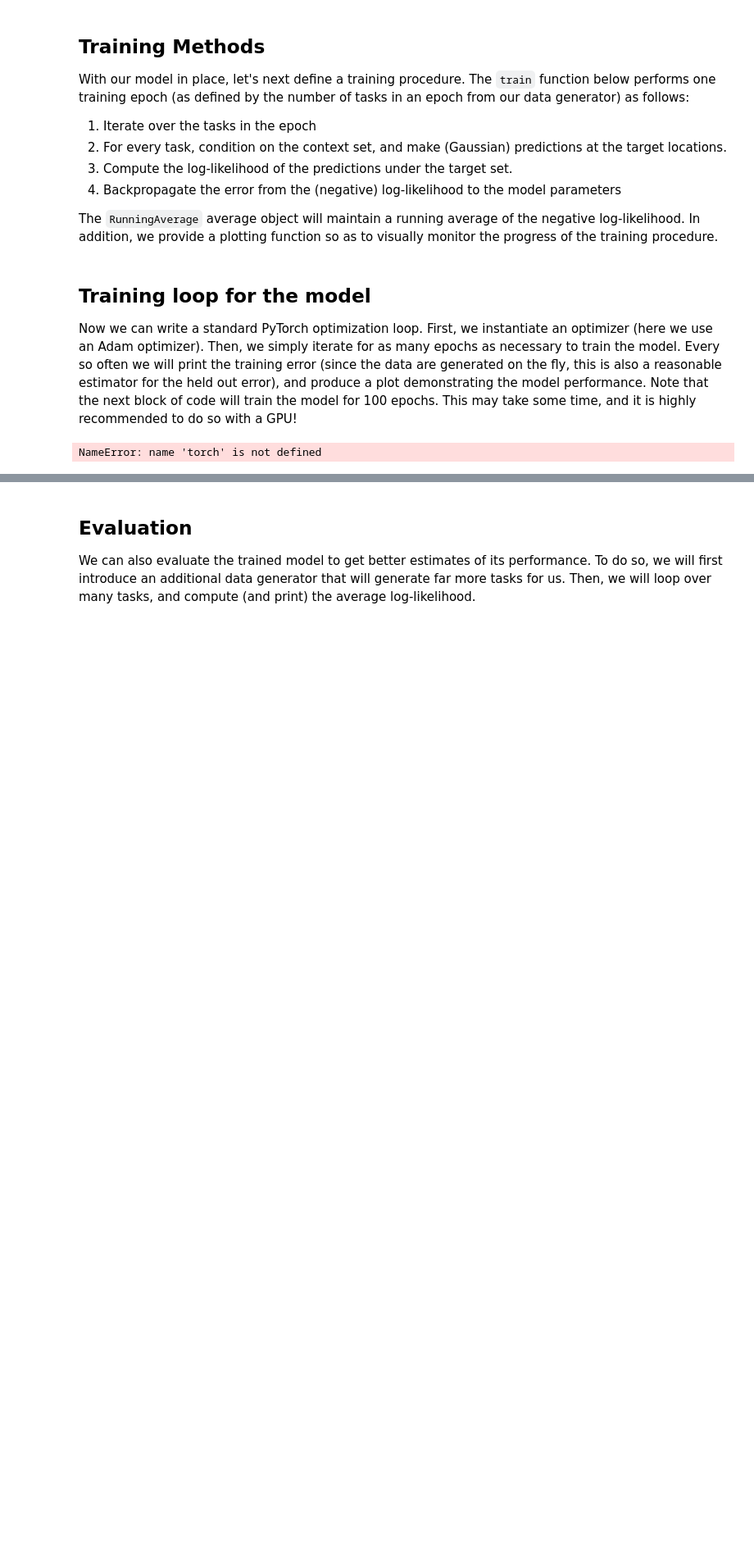
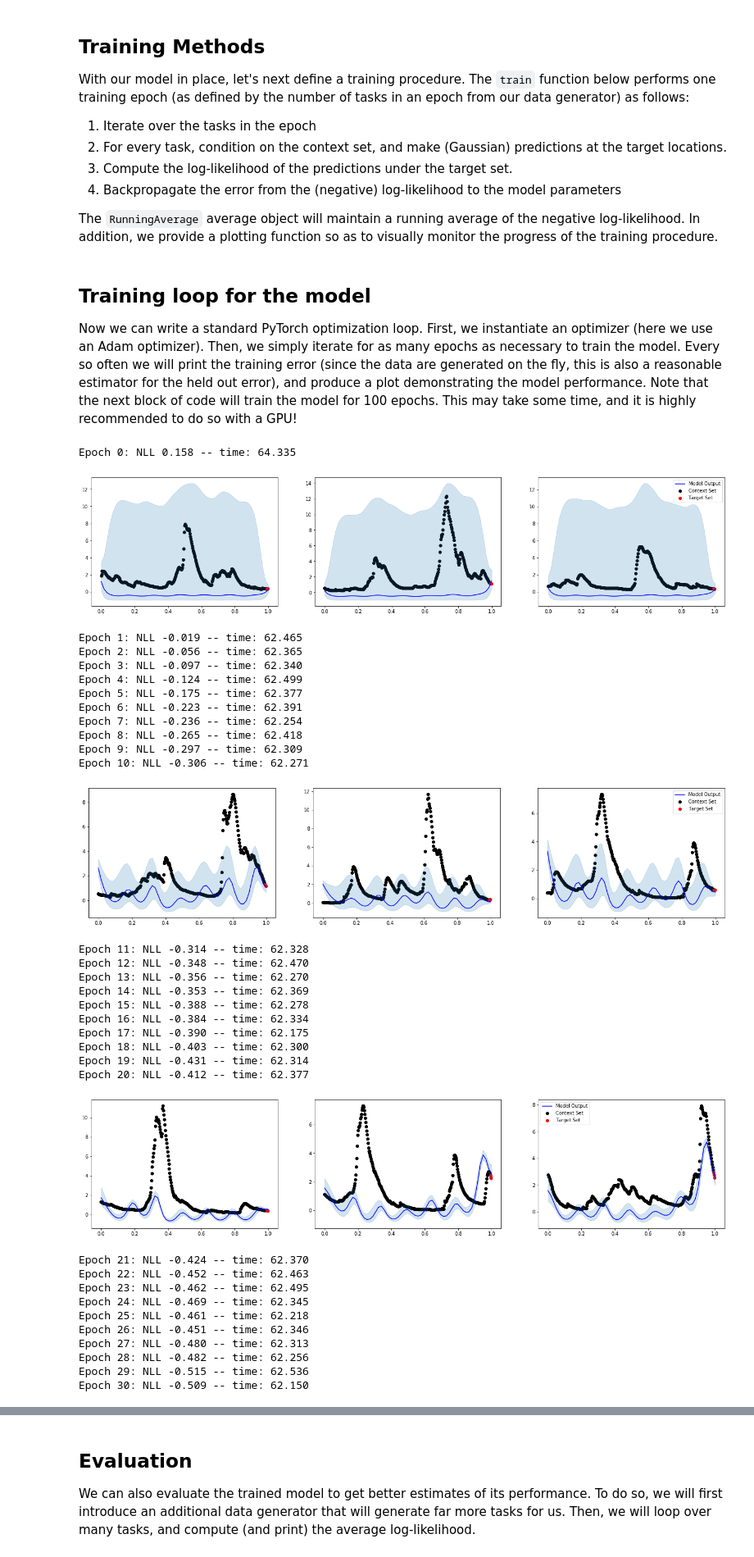
Before and after one commit to mgironamata/convcnp, a Jupyter notebook: convcnp_regression_local-pc53.ipynb, the cells around one changed output, grey strips where cells are left out. Shown: that part at 82% size. Saved outputs shown, nothing was run; the diff lists cells and outputs as text; code cells hidden in the pictures; blank space fills up the shorter version.

```diff
--- a/convcnp_regression_local-pc53.ipynb
+++ b/convcnp_regression_local-pc53.ipynb
@@ -107,0 +142,8 @@ plt.show()
+# %%
+a = task['x_context']
+print(a.shape)
+b = a.reshape(-1,1)
+print(b.shape)
+c = b - 1
+d = c.reshape(a.shape)
+print(d.shape)
@@ -118,7 +164,7 @@ In this implementation, we use a RBF kernel with a learned length-scale as the $
 
 The forward method for this module accepts as inputs a context set -- $x$ and $y$ -- each of which is an order 3 tensor (batch size, num context points, `dim(x) / dim(y)`), and an additional order 3 tensor of locations ($x_{out}$) at which to evaluate the functional representation of the context set (this is the discretization for the decoder). It returns the values of the function at the locations $x_{out}$ for each of the tasks in the batch.
 # %%
-def compute_dists_1D(x, y):
+def compute_dists(x, y):
     """Fast computation of pair-wise distances for the 1d case.
 
     Args:
@@ -132,7 +178,7 @@ def compute_dists_1D(x, y):
     return (x - y.permute(0, 2, 1)) ** 2
 
 
-def compute_dists(x_context, x_target):
+def compute_dists_2D(x_context, x_target):
         '''
         Compute dists for psi for 2D
         '''
@@ -150,10 +196,10 @@ class ConvDeepSet(nn.Module):
         init_length_scale (float): Initial value for the length scale.
     """
 
-    def __init__(self, out_channels, init_length_scale):
+    def __init__(self, in_channels, out_channels, init_length_scale):
         super(ConvDeepSet, self).__init__()
         self.out_channels = out_channels
-        self.in_channels = 2
+        self.in_channels = in_channels + 1
         self.g = self.build_weight_model()
         self.sigma = nn.Parameter(np.log(init_length_scale) *
                                   torch.ones(self.in_channels), requires_grad=True)
@@ -205,12 +251,9 @@ class ConvDeepSet(nn.Module):
         n_in = x.shape[1]
         n_out = t.shape[1]
 
-        pdb.set_trace()
-
         # Compute the pairwise distances.
         # Shape: (batch, n_in, n_out).
 
-        #pdb.set_trace()
         dists = compute_dists(x, t)
 
         # Compute the weights.
@@ -435,13 +487,11 @@ With our model in place, let's next define a training procedure. The `train` fun
 
 The `RunningAverage` average object will maintain a running average of the negative log-likelihood. In addition, we provide a plotting function so as to visually monitor the progress of the training procedure.
 # %%
-import pdb
 def train(data, model, opt):
     """Perform a training epoch."""
     ravg = RunningAverage()
     model.train()
     for step, task in enumerate(data):
-        #pdb.set_trace()
         y_mean, y_std = model(task['x_context'], task['y_context'], task['x_target'])
         obj = -gaussian_logpdf(task['y_target'], y_mean, y_std, 'batched_mean')
         obj.backward()
@@ -450,10 +500,8 @@ def train(data, model, opt):
         ravg.update(obj.item() / data.batch_size, data.batch_size)
     return ravg.avg
 
-
 # Create a fixed set of outputs to predict at when plotting.
-#x_test = torch.linspace(-2., 2., 200)[None, :, None].to(device)
-x_test = torch.linspace(0., 1., 30)[None, :, None].to(device)
+x_test = torch.linspace(0., 1.,100)[None, :, None].to(device)
 
 
 def plot_model_task(model, task, idx, legend):
@@ -465,17 +513,17 @@ def plot_model_task(model, task, idx, legend):
         y_mean, y_std = model(task['x_context'], task['y_context'], x_test.repeat(num_functions, 1, 1))
 
     # Plot the task and the model predictions.
-    x_context, y_context = to_numpy(task['x_context'][idx]), to_numpy(task['y_context'][idx])
-    x_target, y_target = to_numpy(task['x_target'][idx]), to_numpy(task['y_target'][idx])
-    y_mean, y_std = to_numpy(y_mean[idx]), to_numpy(y_std[idx])
+    x_context, y_context = to_numpy(task['x_context'][idx]), to_numpy(task['y_context'][idx][:,0])
+    x_target, y_target = to_numpy(task['x_target'][idx]), to_numpy(task['y_target'][idx][:,0])
+    y_mean, y_std = to_numpy(y_mean[idx][:,0]), to_numpy(y_std[idx][:,0])
 
     # Plot context and target sets.
     plt.scatter(x_context, y_context, label='Context Set', color='black')
     plt.scatter(x_target, y_target, label='Target Set', color='red')
 
     # Plot model predictions.
-    plt.plot(to_numpy(x_test[0]), y_mean, label='Model Output', color='blue')
-    plt.fill_between(to_numpy(x_test[0]),
+    plt.plot(to_numpy(x_test[0,:,0]), y_mean, label='Model Output', color='blue')
+    plt.fill_between(to_numpy(x_test[0,:,0]),
                      y_mean + 2 * y_std,
                      y_mean - 2 * y_std,
                      color='tab:blue', alpha=0.2)
@@ -489,29 +581,66 @@ Now we can write a standard PyTorch optimization loop. First, we instantiate an
 # %%
 # Some training hyper-parameters:
 LEARNING_RATE = 1e-3
 NUM_EPOCHS = 100
 PLOT_FREQ = 10
 
 # Initialize optimizer
 opt = torch.optim.Adam(model.parameters(), lr=LEARNING_RATE)
 
 # Run the training loop.
 for epoch in range(NUM_EPOCHS):
 
-    #print ('MGM Epoch %s: NLL %.3f' % (epoch, train_obj))
     # Compute training objective.
+    start_time = time.time()
     train_obj = train(gen, model, opt)
+    elapsed = time.time() - start_time
 
     # Plot model behaviour every now and again.
+    #if epoch == 0:
+    #    print('Epoch %s: NLL %.3f -- time: %.3f' % (epoch, train_obj, elapsed))
     if epoch % PLOT_FREQ == 0:
-        print('Epoch %s: NLL %.3f' % (epoch, train_obj))
+        print('Epoch %s: NLL %.3f -- time: %.3f' % (epoch, train_obj, elapsed))
         task = gen.generate_task()
         fig = plt.figure(figsize=(24, 5))
         for i in range(3):
             plt.subplot(1, 3, i + 1)
             plot_model_task(model, task, idx=i, legend=i==2)
         plt.show()
+
     else:
-        print('Epoch %s: NLL %.3f' % (epoch, train_obj))
+        print('Epoch %s: NLL %.3f -- time: %.3f' % (epoch, train_obj, elapsed))
 # %% [output]
-NameError: name 'torch' is not defined
+Epoch 0: NLL 0.158 -- time: 64.335
+[figure, added]
+Epoch 1: NLL -0.019 -- time: 62.465
+Epoch 2: NLL -0.056 -- time: 62.365
+Epoch 3: NLL -0.097 -- time: 62.340
+Epoch 4: NLL -0.124 -- time: 62.499
+Epoch 5: NLL -0.175 -- time: 62.377
+Epoch 6: NLL -0.223 -- time: 62.391
+Epoch 7: NLL -0.236 -- time: 62.254
+Epoch 8: NLL -0.265 -- time: 62.418
+Epoch 9: NLL -0.297 -- time: 62.309
+Epoch 10: NLL -0.306 -- time: 62.271
+[figure, added]
+Epoch 11: NLL -0.314 -- time: 62.328
+Epoch 12: NLL -0.348 -- time: 62.470
+Epoch 13: NLL -0.356 -- time: 62.270
+Epoch 14: NLL -0.353 -- time: 62.369
+Epoch 15: NLL -0.388 -- time: 62.278
+Epoch 16: NLL -0.384 -- time: 62.334
+Epoch 17: NLL -0.390 -- time: 62.175
+Epoch 18: NLL -0.403 -- time: 62.300
+Epoch 19: NLL -0.431 -- time: 62.314
+Epoch 20: NLL -0.412 -- time: 62.377
+[figure, added]
+Epoch 21: NLL -0.424 -- time: 62.370
+Epoch 22: NLL -0.452 -- time: 62.463
+Epoch 23: NLL -0.462 -- time: 62.495
+Epoch 24: NLL -0.469 -- time: 62.345
+Epoch 25: NLL -0.461 -- time: 62.218
+Epoch 26: NLL -0.451 -- time: 62.346
+Epoch 27: NLL -0.480 -- time: 62.313
+Epoch 28: NLL -0.482 -- time: 62.256
+Epoch 29: NLL -0.515 -- time: 62.536
+Epoch 30: NLL -0.509 -- time: 62.150
```
Also changed, not shown: parts of 11 cells of this notebook, 8 other files.
